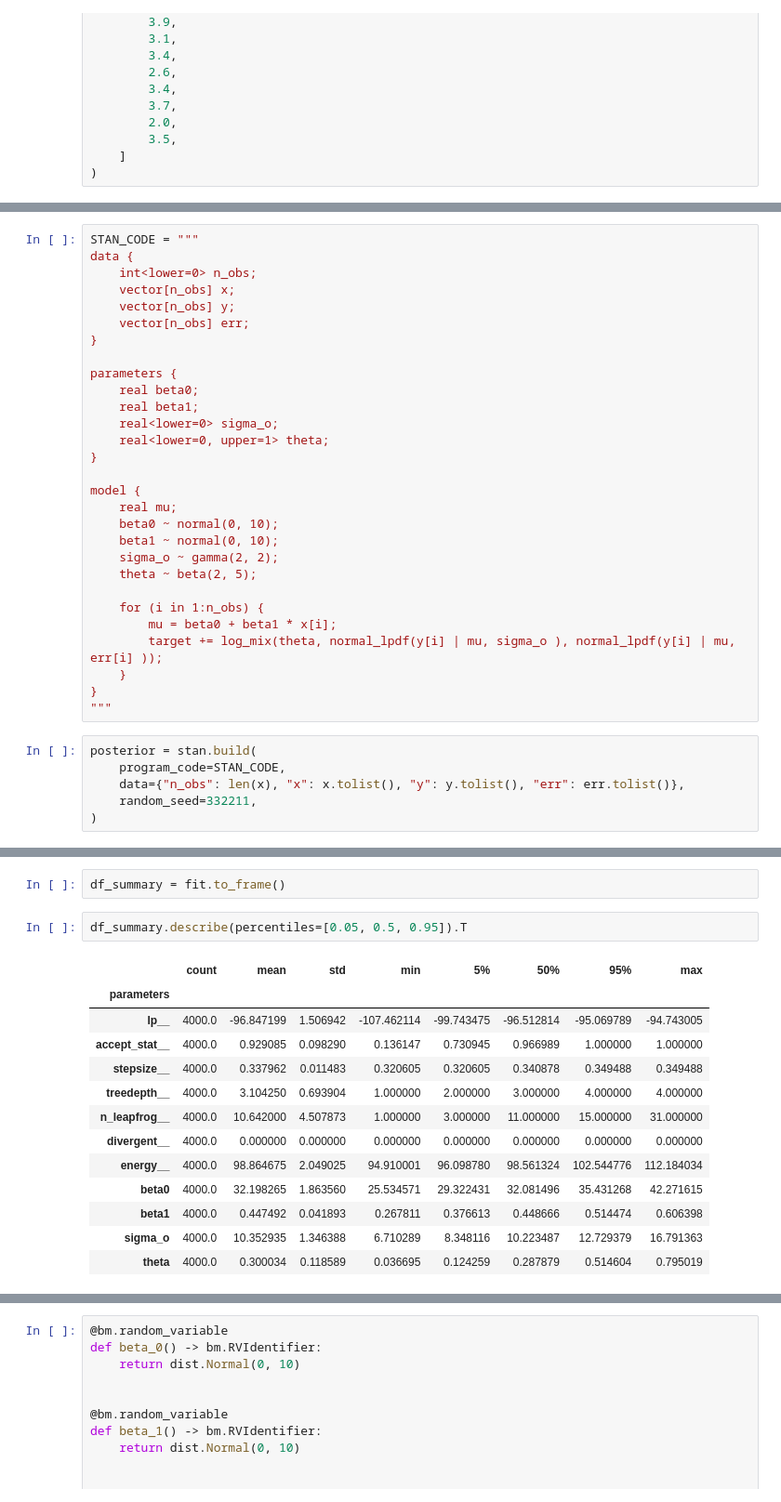
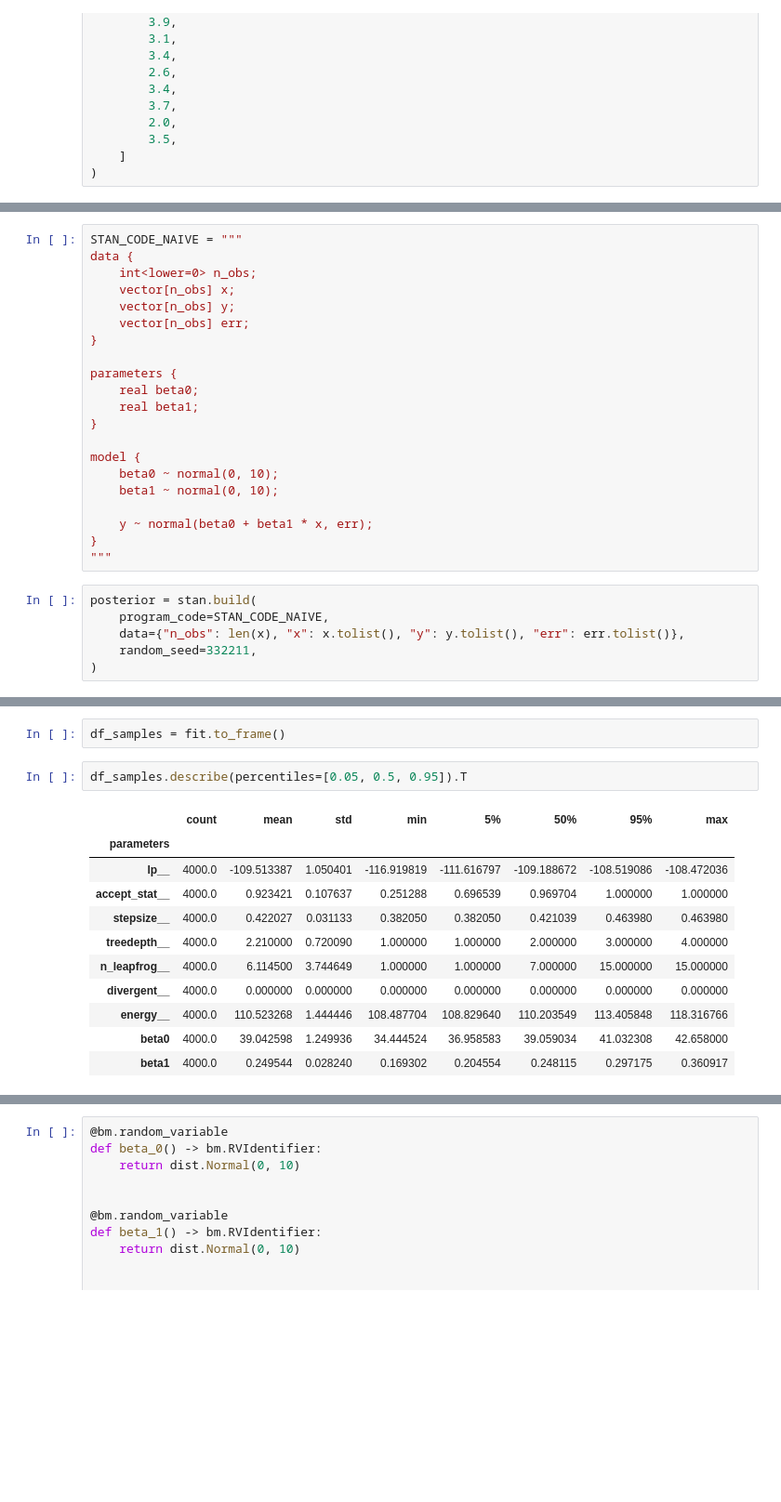
Before and after one commit to ToddSmall/bean-machine-notebooks, a Jupyter notebook: notebooks/linear_regression_with_outliers.ipynb, the cells around one changed output, grey strips where cells are left out. Shown at 93% size. Cells and saved outputs as stored; diff of their text form; blank space fills up the shorter version.

```diff
--- a/notebooks/linear_regression_with_outliers.ipynb
+++ b/notebooks/linear_regression_with_outliers.ipynb
@@ -103,7 +107,7 @@ altair.layer(points, error_bars, data=pd.DataFrame({"x": x, "y": y, "err": err})
 # %% [output]
 [interactive output not drawn]
 # %%
-STAN_CODE = """
+STAN_CODE_NAIVE = """
 data {
     int<lower=0> n_obs;
     vector[n_obs] x;
@@ -114,26 +118,18 @@ data {
 parameters {
     real beta0;
     real beta1;
-    real<lower=0> sigma_o;
-    real<lower=0, upper=1> theta;
 }
 
 model {
-    real mu;
     beta0 ~ normal(0, 10);
     beta1 ~ normal(0, 10);
-    sigma_o ~ gamma(2, 2);
-    theta ~ beta(2, 5);
 
-    for (i in 1:n_obs) {
-        mu = beta0 + beta1 * x[i];
-        target += log_mix(theta, normal_lpdf(y[i] | mu, sigma_o ), normal_lpdf(y[i] | mu, err[i] ));
-    }
+    y ~ normal(beta0 + beta1 * x, err);
 }
 """
 # %%
 posterior = stan.build(
-    program_code=STAN_CODE,
+    program_code=STAN_CODE_NAIVE,
     data={"n_obs": len(x), "x": x.tolist(), "y": y.tolist(), "err": err.tolist()},
     random_seed=332211,
 )
@@ -197,19 +160,17 @@ Messages received during sampling:
   Adjust your expectations accordingly!
 # %%
-df_summary = fit.to_frame()
+df_samples = fit.to_frame()
 # %%
-df_summary.describe(percentiles=[0.05, 0.5, 0.95]).T
+df_samples.describe(percentiles=[0.05, 0.5, 0.95]).T
 # %% [output]
 |  | count | mean | std | min | 5% | 50% | 95% | max |
 | parameters |  |  |  |  |  |  |  |  |
-| lp__ | 4000.0 | -96.847199 | 1.506942 | -107.462114 | -99.743475 | -96.512814 | -95.069789 | -94.743005 |
-| accept_stat__ | 4000.0 | 0.929085 | 0.098290 | 0.136147 | 0.730945 | 0.966989 | 1.000000 | 1.000000 |
-| stepsize__ | 4000.0 | 0.337962 | 0.011483 | 0.320605 | 0.320605 | 0.340878 | 0.349488 | 0.349488 |
-| treedepth__ | 4000.0 | 3.104250 | 0.693904 | 1.000000 | 2.000000 | 3.000000 | 4.000000 | 4.000000 |
-| n_leapfrog__ | 4000.0 | 10.642000 | 4.507873 | 1.000000 | 3.000000 | 11.000000 | 15.000000 | 31.000000 |
+| lp__ | 4000.0 | -109.513387 | 1.050401 | -116.919819 | -111.616797 | -109.188672 | -108.519086 | -108.472036 |
+| accept_stat__ | 4000.0 | 0.923421 | 0.107637 | 0.251288 | 0.696539 | 0.969704 | 1.000000 | 1.000000 |
+| stepsize__ | 4000.0 | 0.422027 | 0.031133 | 0.382050 | 0.382050 | 0.421039 | 0.463980 | 0.463980 |
+| treedepth__ | 4000.0 | 2.210000 | 0.720090 | 1.000000 | 1.000000 | 2.000000 | 3.000000 | 4.000000 |
+| n_leapfrog__ | 4000.0 | 6.114500 | 3.744649 | 1.000000 | 1.000000 | 7.000000 | 15.000000 | 15.000000 |
 | divergent__ | 4000.0 | 0.000000 | 0.000000 | 0.000000 | 0.000000 | 0.000000 | 0.000000 | 0.000000 |
-| energy__ | 4000.0 | 98.864675 | 2.049025 | 94.910001 | 96.098780 | 98.561324 | 102.544776 | 112.184034 |
-| beta0 | 4000.0 | 32.198265 | 1.863560 | 25.534571 | 29.322431 | 32.081496 | 35.431268 | 42.271615 |
-| beta1 | 4000.0 | 0.447492 | 0.041893 | 0.267811 | 0.376613 | 0.448666 | 0.514474 | 0.606398 |
-| sigma_o | 4000.0 | 10.352935 | 1.346388 | 6.710289 | 8.348116 | 10.223487 | 12.729379 | 16.791363 |
-| theta | 4000.0 | 0.300034 | 0.118589 | 0.036695 | 0.124259 | 0.287879 | 0.514604 | 0.795019 |
+| energy__ | 4000.0 | 110.523268 | 1.444446 | 108.487704 | 108.829640 | 110.203549 | 113.405848 | 118.316766 |
+| beta0 | 4000.0 | 39.042598 | 1.249936 | 34.444524 | 36.958583 | 39.059034 | 41.032308 | 42.658000 |
+| beta1 | 4000.0 | 0.249544 | 0.028240 | 0.169302 | 0.204554 | 0.248115 | 0.297175 | 0.360917 |
```
Also changed, not shown: parts of 18 cells of this notebook.
